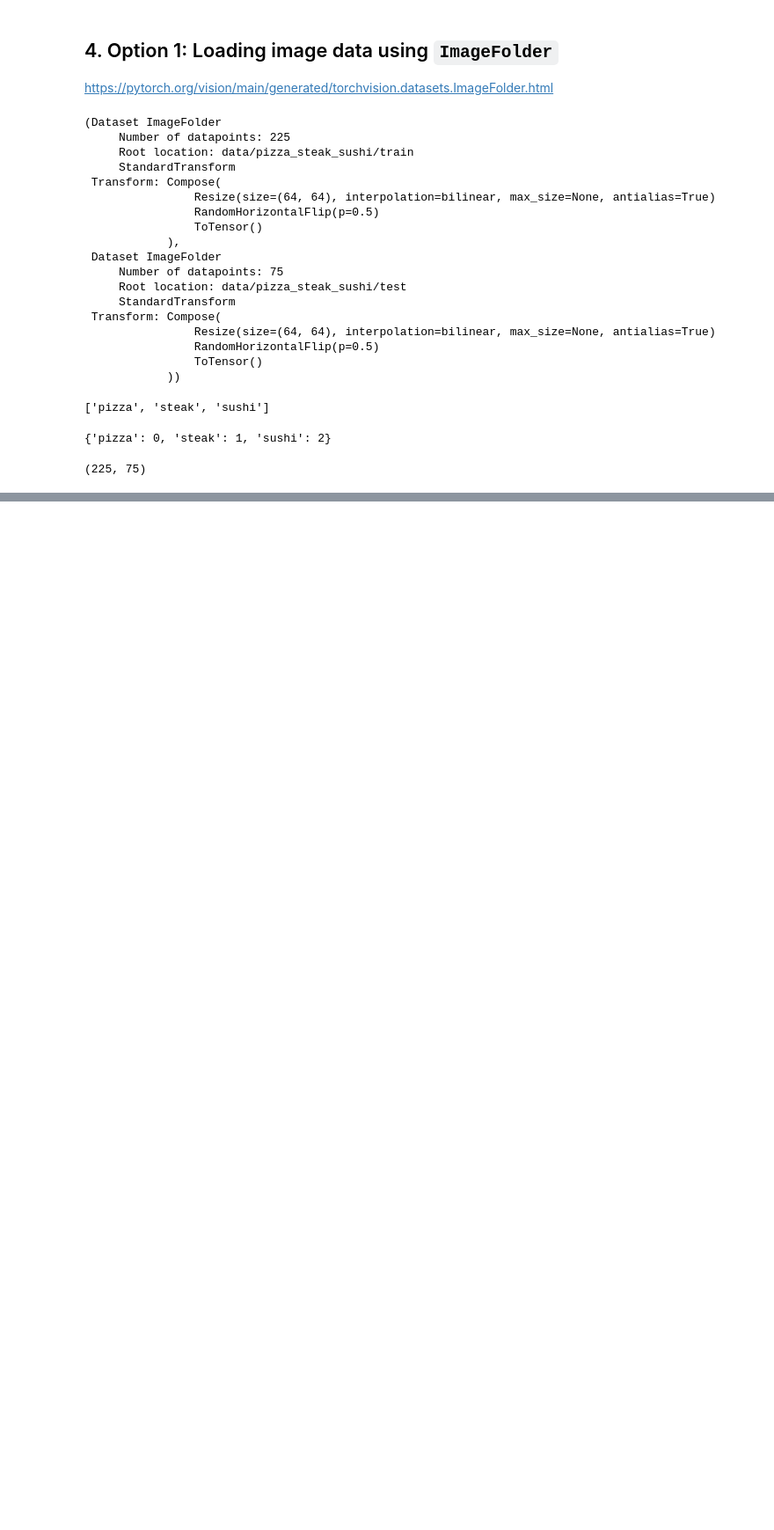
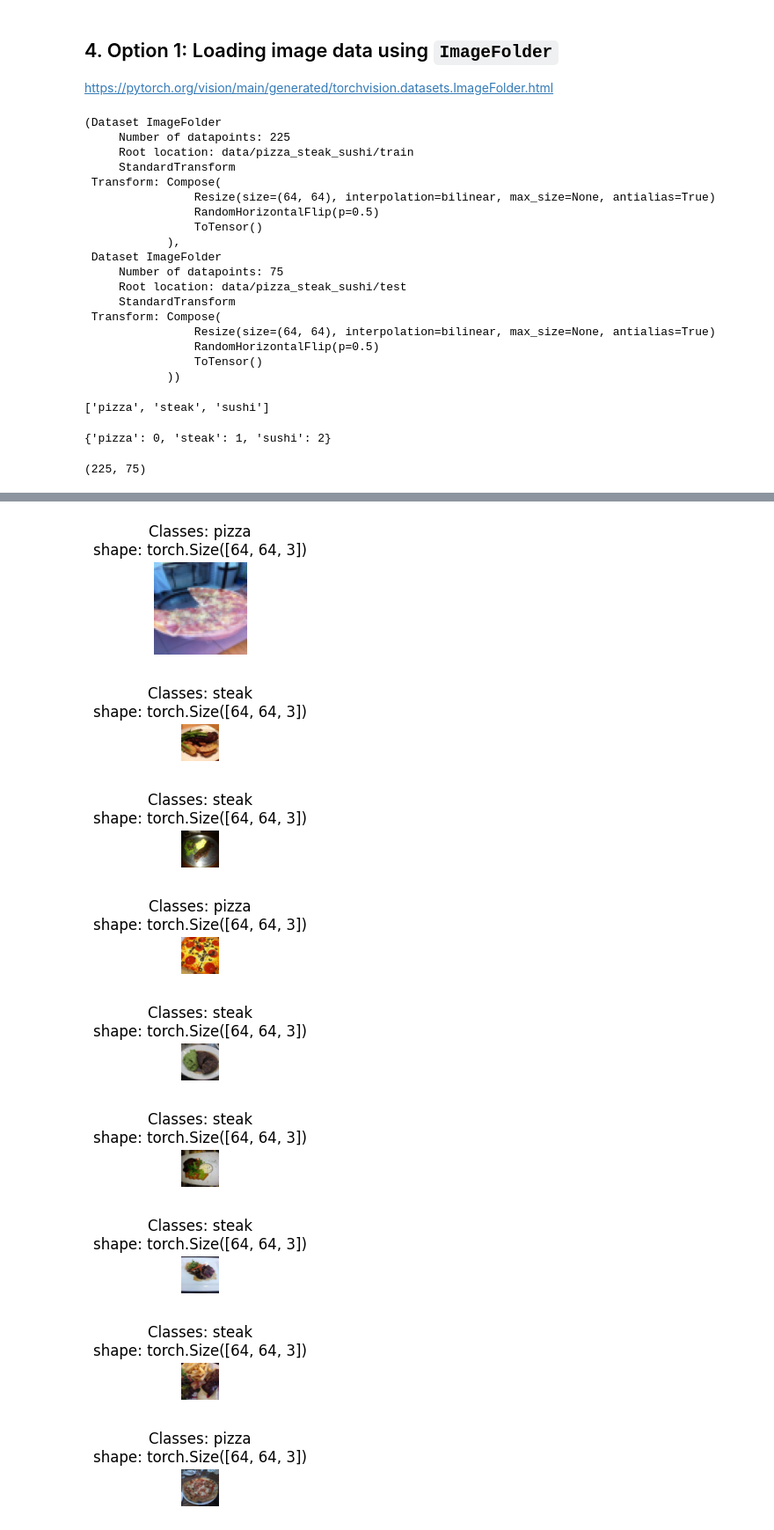
Before and after one commit to Paola2233/PyTorch-Fundamentals, a Jupyter notebook: notebooks/04_pytorch_custom_datasets.ipynb, the cells around one changed output, grey strips where cells are left out. Shown at 88% size. Drawn from its saved outputs; the diff is of its cells as text; code cells hidden in the pictures; blank space fills up the shorter version.

```diff
--- a/notebooks/04_pytorch_custom_datasets.ipynb
+++ b/notebooks/04_pytorch_custom_datasets.ipynb
@@ -253,0 +526,15 @@ len(train_data), len(test_data)
+# %%
+display_random_images(train_data_custom,
+                      n = 10,
+                      classes=class_names,
+                      seed=42)
+# %% [output]
+[figure, added]
+[figure, added]
+[figure, added]
+[figure, added]
+[figure, added]
+[figure, added]
+[figure, added]
+[figure, added]
+[figure, added]
```
Also changed, not shown: parts of 29 cells of this notebook.
